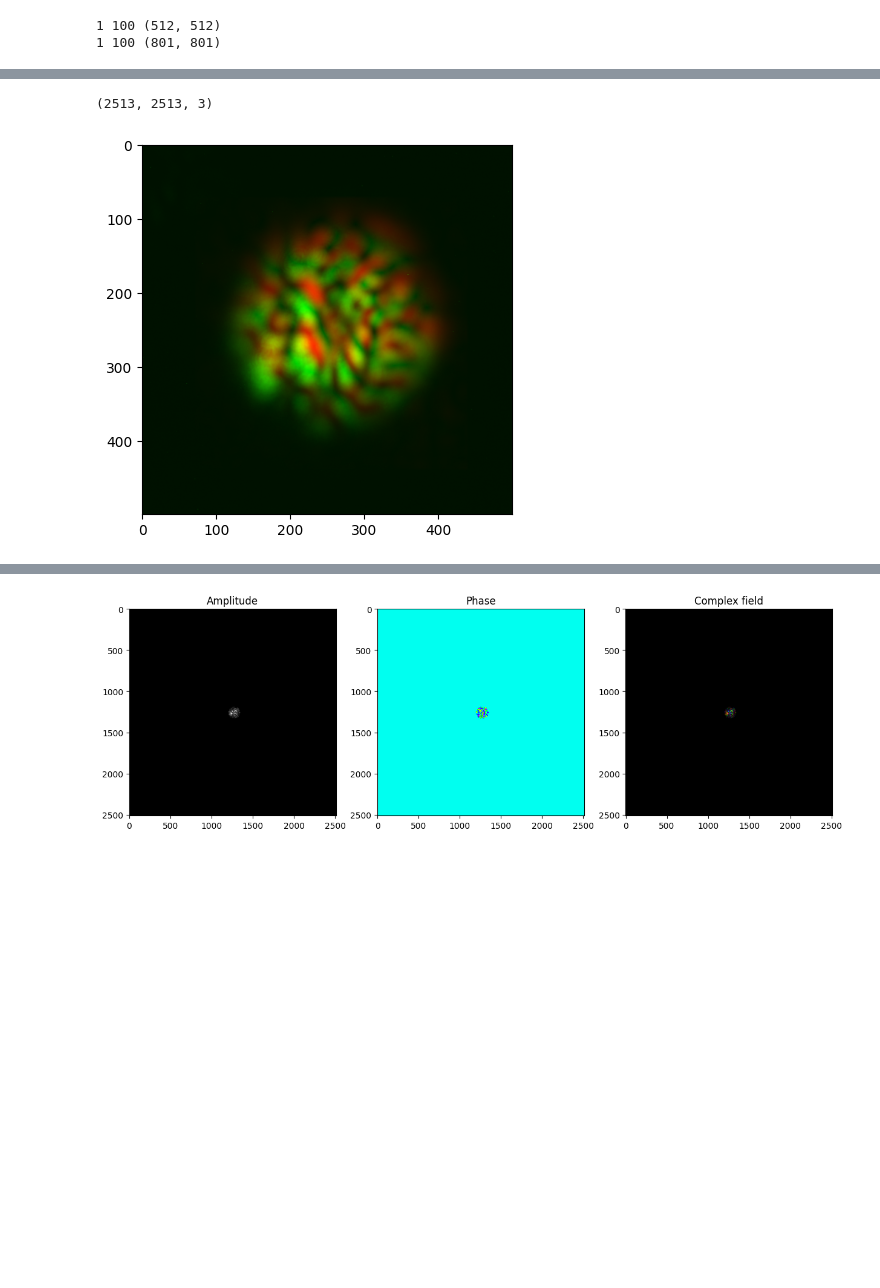
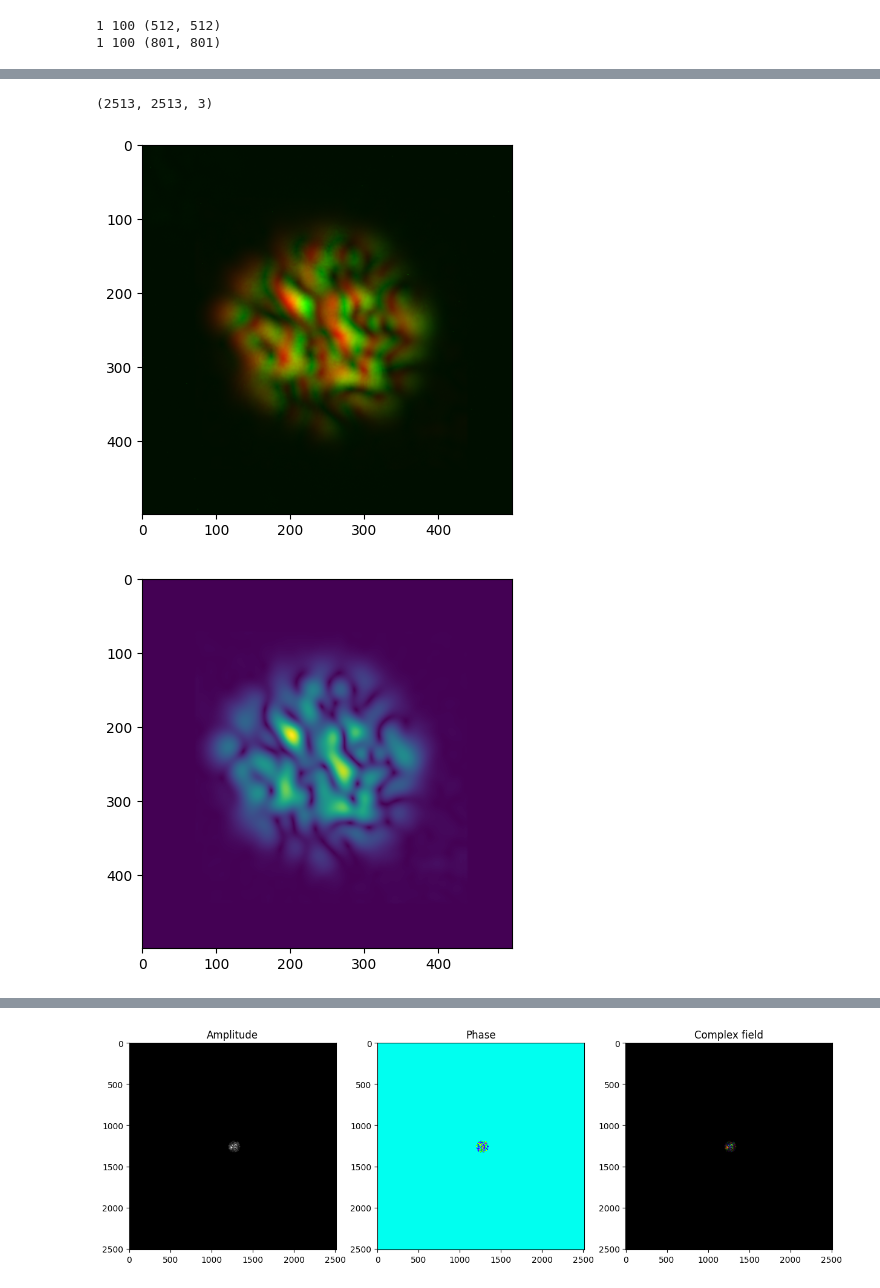
Before and after one commit to jysru/Speckle-Retrieval, a Jupyter notebook: notebooks/experimental_speckle_retrieval.ipynb, the cells around one changed output, grey strips where cells are left out. Cells and saved outputs as stored; diff of their text form; code cells hidden in the pictures; blank space fills up the shorter version.

```diff
--- a/notebooks/experimental_speckle_retrieval.ipynb
+++ b/notebooks/experimental_speckle_retrieval.ipynb
@@ -21,7 +21,7 @@ print(len(CP), len(CP[0]), CP[0][0].shape)
 1 100 (512, 512)
 1 100 (801, 801)
 # %%
-idx = 10
+idx = 20
 size = 256
 start = 270
 output_field = CP[0][idx]#[start:start+size, start:start+size]
@@ -51,14 +51,22 @@ _ = speckleret.plots.compare_arrays(output_field, fresnel_intens, cmap='gray')
 # %%
 ff_field = speckleret.transforms.fourier_transform(output_field)
 # _ = speckleret.plots.compare_arrays(np.abs(ff_field), fresnel_intens, cmap='gray')
 
 r = np.abs(ff_field) / np.max(np.abs(ff_field))
 g = np.abs(fresnel_intens) / np.max(np.abs(fresnel_intens))
 b = np.zeros_like(r)
 img = np.dstack((r, g, b))
 print(img.shape)
 plt.imshow(img[1000:1500, 1000:1500])
 plt.show()
+
+
+plt.imshow(r[1000:1500, 1000:1500])
+plt.show()
+
+plt.imshow(g[1000:1500, 1000:1500])
+plt.show()
 # %% [output]
 (2513, 2513, 3)
-[figure, old version]
+[figure, new version]
+[figure, added]
```
Also changed, not shown: parts of 5 cells of this notebook.
